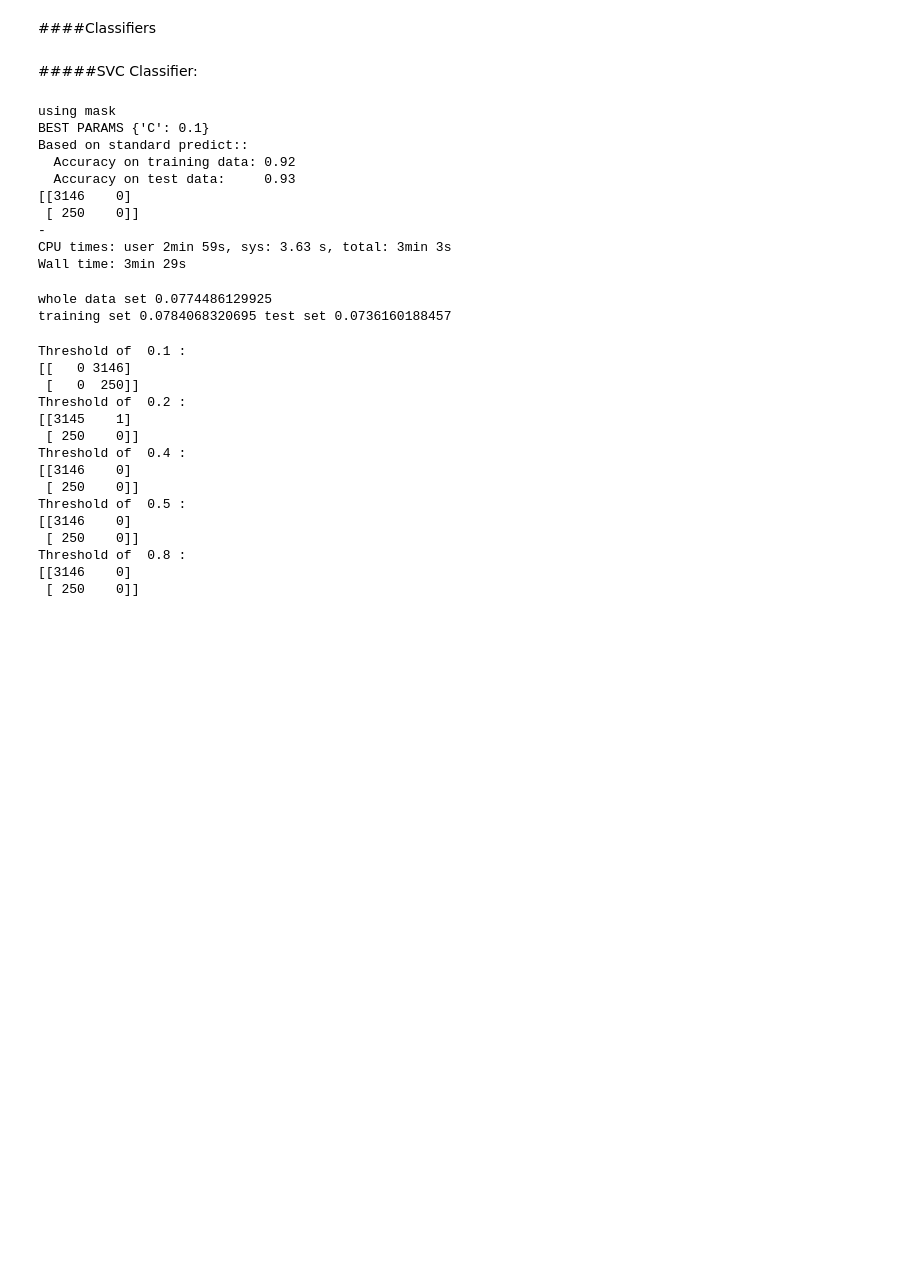
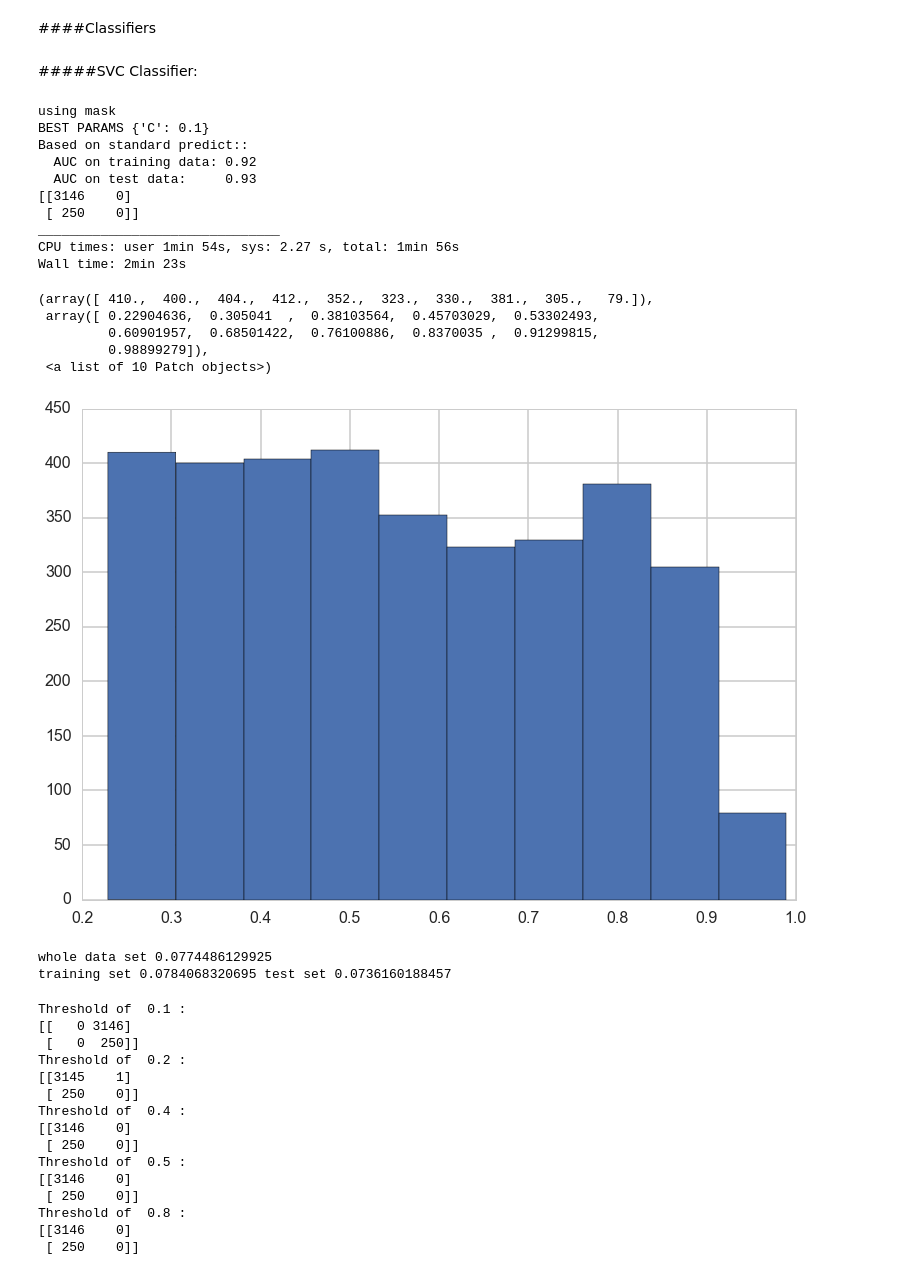
Before and after one commit to martinkess/India, a Jupyter notebook: SVC + Log-Lasso Classifier.ipynb, the cells around one changed output. Cells and saved outputs as stored; diff of their text form; code cells hidden in the pictures; blank space fills up the shorter version.

Commit message:
with attempts at using class-weights and trying auc inside cross-validation

```diff
--- a/SVC + Log-Lasso Classifier.ipynb
+++ b/SVC + Log-Lasso Classifier.ipynb
@@ -140,6 +140,6 @@ from sklearn.metrics import accuracy_score, confusion_matrix, roc_curve, auc
 from sklearn.grid_search import GridSearchCV
 # %%
-def cv_optimize(clf, parameters, X, y, n_folds=5, score_func=None):
+def cv_optimize(clf, parameters, X, y, n_folds=5, score_func='roc_auc'):
     gs = GridSearchCV(clf, param_grid=parameters, cv=n_folds)
     gs.fit(X, y)
     print "BEST PARAMS", gs.best_params_
@@ -149,7 +149,7 @@ def cv_optimize(clf, parameters, X, y, n_folds=5, score_func=None):
 #code from hw3
 # %%
 
-def do_classify(clf, parameters, indf, featurenames, targetname, target1val, mask=None, reuse_split=None, score_func=None, n_folds=5):
+def do_classify(clf, parameters, indf, featurenames, targetname, target1val, mask=None, reuse_split=None, score_func='roc_auc', n_folds=5):
     subdf=indf[featurenames]
     X=subdf.values
     y=(indf[targetname].values==target1val)*1
@@ -162,27 +162,34 @@ def do_classify(clf, parameters, indf, featurenames, targetname, target1val, mas
     if parameters:
         clf = cv_optimize(clf, parameters, Xtrain, ytrain, n_folds=n_folds, score_func=score_func)
     clf=clf.fit(Xtrain, ytrain)
-    training_accuracy = clf.score(Xtrain, ytrain)
-    test_accuracy = clf.score(Xtest, ytest)
+    training_auc = clf.score(Xtrain, ytrain)
+    test_auc = clf.score(Xtest, ytest)
     print "Based on standard predict::"
-    print "  Accuracy on training data: %0.2f" % (training_accuracy)
-    print "  Accuracy on test data:     %0.2f" % (test_accuracy)
+    print "  AUC on training data: %0.2f" % (training_auc)
+    print "  AUC on test data:     %0.2f" % (test_auc)
     print confusion_matrix(ytest, clf.predict(Xtest))
-    print "-"
+    print "_______________________________"
     return clf, Xtrain, ytrain, Xtest, ytest
 
 #code from hw3
+# changed scoring metric from accuracy to auc
 # %%
 %%time
-clfsvm, Xtrain, ytrain, Xtest, ytest = do_classify(SVC(), {"C": [100, 10, 1, 0.1, 0.01,0.001,0.0001,0.00001,0.000001,0.0000001 ]}, nonempty,logcols, 'winner',1, mask=mask)
+#tried class class_weights={1:10}; results = same as before
+#tried class class_weights='auto'; results = same as before
+#adding gamma parameter options; gamma refers to the length of the maximum margin between the hyperplane and support vectors
+#(C is inversely related to the "leniency" of the classifier)
+clfsvm, Xtrain, ytrain, Xtest, ytest = do_classify(SVC(),
+                                                   {"C": [ 10, 1, 0.1, 0.01,0.001,0.0001,0.00001 ]},
+                                                   nonempty,featurenames=logcols, targetname='winner',target1val=1, mask=mask)
 # %% [output]
 using mask
 BEST PARAMS {'C': 0.1}
 Based on standard predict::
-  Accuracy on training data: 0.92
-  Accuracy on test data:     0.93
+  AUC on training data: 0.92
+  AUC on test data:     0.93
 [[3146    0]
  [ 250    0]]
--
-CPU times: user 2min 59s, sys: 3.63 s, total: 3min 3s
-Wall time: 3min 29s
+_______________________________
+CPU times: user 1min 54s, sys: 2.27 s, total: 1min 56s
+Wall time: 2min 23s
@@ -191,3 +196,12 @@ Wall time: 3min 29s
+# %%
+plt.hist(clfsvm.decision_function(Xtest))
+# %% [output]
+(array([ 410.,  400.,  404.,  412.,  352.,  323.,  330.,  381.,  305.,   79.]),
+ array([ 0.22904636,  0.305041  ,  0.38103564,  0.45703029,  0.53302493,
+         0.60901957,  0.68501422,  0.76100886,  0.8370035 ,  0.91299815,
+         0.98899279]),
+ <a list of 10 Patch objects>)
+[figure, added]
 # %%
 reuse_split=dict(Xtrain=Xtrain, Xtest=Xtest, ytrain=ytrain, ytest=ytest)
 # %%
```
Also changed, not shown: parts of 3 cells of this notebook.
